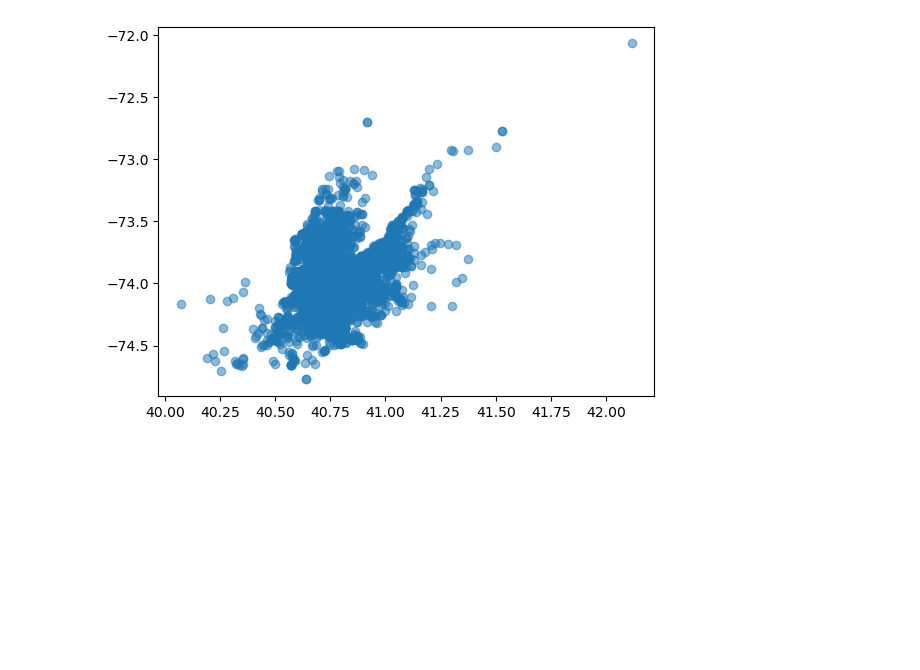
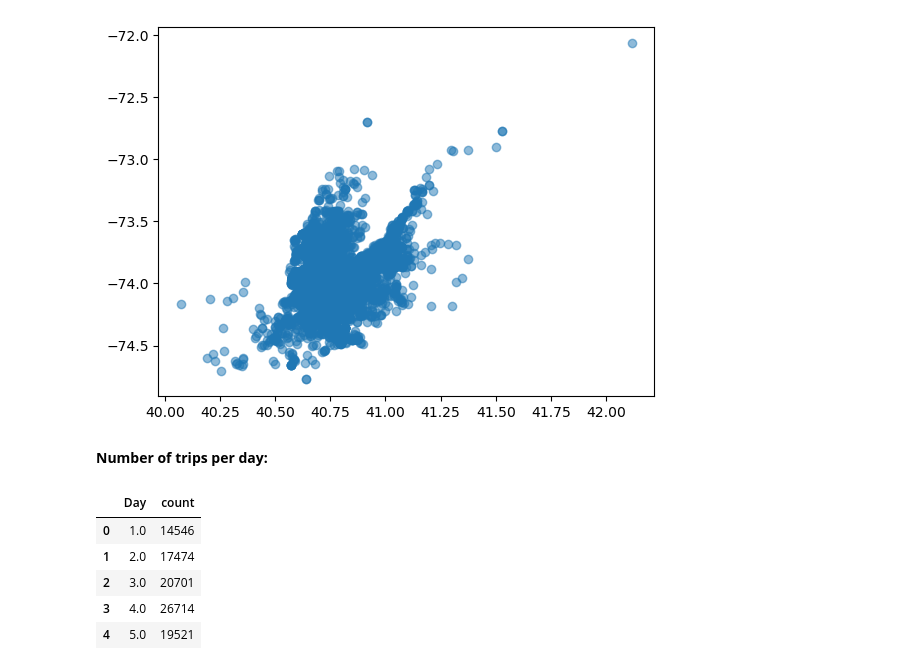
Before and after one commit to hyounce/NYC-transportation, a Jupyter notebook: uber/uber_eda.ipynb, the cells around one changed output. Drawn from its saved outputs; the diff is of its cells as text; code cells hidden in the pictures; blank space fills up the shorter version.

```diff
--- a/uber/uber_eda.ipynb
+++ b/uber/uber_eda.ipynb
@@ -132,3 +136,5 @@ plt.scatter(uber_apr14['Lat'], uber_apr14['Lon'], alpha = 0.5)
 # %% [output]
 <matplotlib.collections.PathCollection at 0x...>
 [figure]
+# %% [markdown]
+**Number of trips per day:**
@@ -134,0 +144,11 @@ plt.scatter(uber_apr14['Lat'], uber_apr14['Lon'], alpha = 0.5)
+# %%
+trips_by_day = uber_aug14.groupby('Day')['Base'].count().to_frame().reset_index()
+trips_by_day = trips_by_day.rename({'Base':'count'}, axis = 1)
+trips_by_day.head()
+# %% [output]
+|  | Day | count |
+| 0 | 1.0 | 14546 |
+| 1 | 2.0 | 17474 |
+| 2 | 3.0 | 20701 |
+| 3 | 4.0 | 26714 |
+| 4 | 5.0 | 19521 |
```
Also changed, not shown: parts of 4 cells of this notebook.
